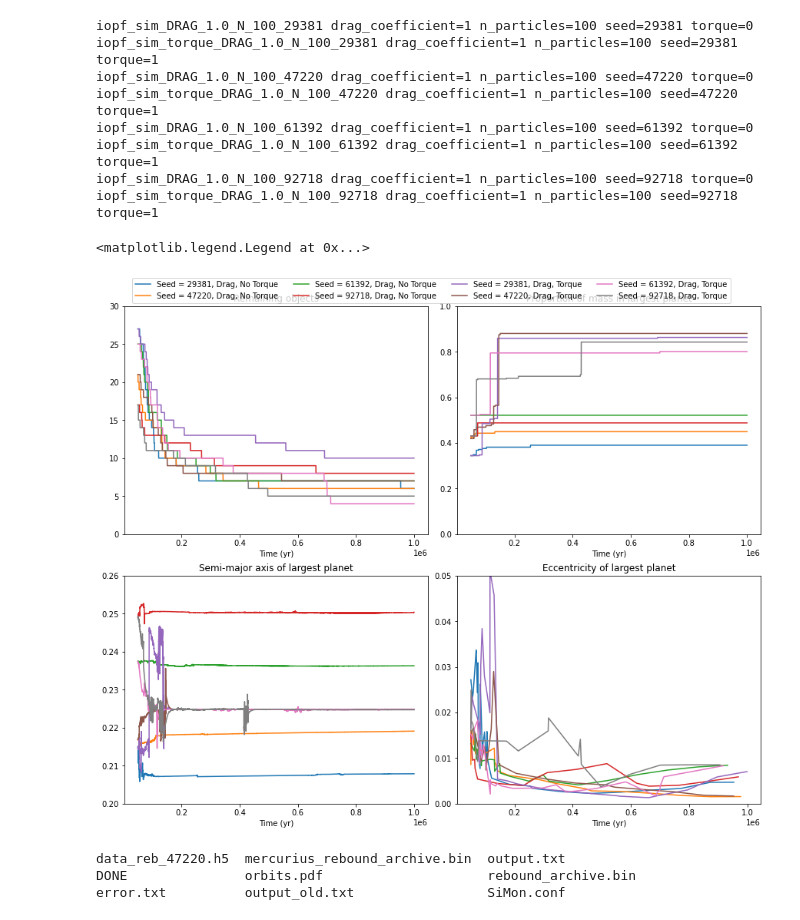
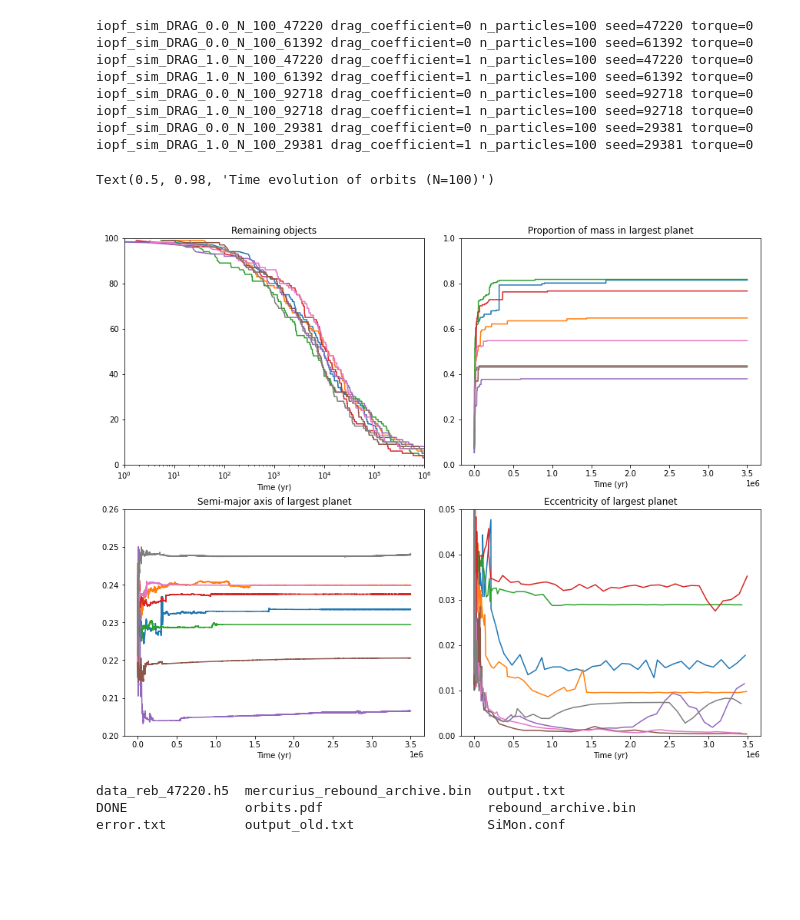
Before and after one commit to cassum-2022-project-21/workspace, a Jupyter notebook: runtime_eval.ipynb, the cells around one changed output. Drawn from its saved outputs; the diff is of its cells as text; code cells hidden in the pictures; blank space fills up the shorter version.

```diff
--- a/runtime_eval.ipynb
+++ b/runtime_eval.ipynb
@@ -3,7 +3,7 @@ from pathlib import Path
 from util import NUMBER_REGEX
 import numpy as np
 
-simon_dir = "sim/simon_simulations_20220721_torques/"
+simon_dir = "sim/simon_simulations_20220714_continue/"
 simon_path = Path(simon_dir)
 # %%
 sims = {}
@@ -15,7 +15,7 @@ def p(*args, **kwargs):
         print(*args, **kwargs)
         c += 1
 
-for sim_path in (i for j in zip(simon_path.glob("iopf_sim_DRAG*"), simon_path.glob("iopf_sim_torque*")) for i in j):
+for sim_path in (i for j in zip(simon_path.glob("iopf_sim_DRAG*")) for i in j):
     label = sim_path.name
     slabel = label.split("_")
     drag_coefficient = int(slabel[slabel.index('DRAG')+1][0])
@@ -52,14 +52,14 @@ for sim_path in (i for j in zip(simon_path.glob("iopf_sim_DRAG*"), simon_path.gl
 
     print(f"{label} {drag_coefficient=} {n_particles=} {seed=} {torque=}")
 # %% [output]
+iopf_sim_DRAG_0.0_N_100_47220 drag_coefficient=0 n_particles=100 seed=47220 torque=0
+iopf_sim_DRAG_0.0_N_100_61392 drag_coefficient=0 n_particles=100 seed=61392 torque=0
+iopf_sim_DRAG_1.0_N_100_47220 drag_coefficient=1 n_particles=100 seed=47220 torque=0
+iopf_sim_DRAG_1.0_N_100_61392 drag_coefficient=1 n_particles=100 seed=61392 torque=0
+iopf_sim_DRAG_0.0_N_100_92718 drag_coefficient=0 n_particles=100 seed=92718 torque=0
+iopf_sim_DRAG_1.0_N_100_92718 drag_coefficient=1 n_particles=100 seed=92718 torque=0
+iopf_sim_DRAG_0.0_N_100_29381 drag_coefficient=0 n_particles=100 seed=29381 torque=0
 iopf_sim_DRAG_1.0_N_100_29381 drag_coefficient=1 n_particles=100 seed=29381 torque=0
-iopf_sim_torque_DRAG_1.0_N_100_29381 drag_coefficient=1 n_particles=100 seed=29381 torque=1
-iopf_sim_DRAG_1.0_N_100_47220 drag_coefficient=1 n_particles=100 seed=47220 torque=0
-iopf_sim_torque_DRAG_1.0_N_100_47220 drag_coefficient=1 n_particles=100 seed=47220 torque=1
-iopf_sim_DRAG_1.0_N_100_61392 drag_coefficient=1 n_particles=100 seed=61392 torque=0
-iopf_sim_torque_DRAG_1.0_N_100_61392 drag_coefficient=1 n_particles=100 seed=61392 torque=1
-iopf_sim_DRAG_1.0_N_100_92718 drag_coefficient=1 n_particles=100 seed=92718 torque=0
-iopf_sim_torque_DRAG_1.0_N_100_92718 drag_coefficient=1 n_particles=100 seed=92718 torque=1
 # %%
 from h5py import File
 import gc
@@ -96,7 +96,9 @@ def plot_remaining_over_time(ax, steps, **kwargs):
     ax.set_title(rf"Remaining objects")
     ax.set_xlabel("Time (yr)")
 
-    ax.set_ylim(0, 30)
+    ax.set_ylim(0, 100)
+    ax.set_xscale("log")
+    ax.set_xlim(1, 1e6)
 
 # def plot_energy_over_time(ax, steps, **kwargs):
 #     E = []
@@ -200,37 +202,37 @@ def plot_std_over_time(ax, steps, column, mathtext, **kwargs):
 
     # ax.legend()
     ax.set_xlim(0, 1000000)
     ax.set_title(rf"$\mathrm{{std}}({mathtext})$")
     ax.set_xlabel("Time (yr)")
 
 
 def double_plot(axs, steps, column, mathtext, **kwargs):
     plot_over_time(axs[0], steps, column, mathtext, **kwargs)
     plot_std_over_time(axs[1], steps, column, mathtext, **kwargs)
 
 
 fig, axs = plt.subplots(2, 2, figsize=(12, 10), constrained_layout=True)
 
 for k, v in sorted(sims.items()):
     if v["n_particles"] > 50:
-        f = h5py.File(v["path"] / f"mercurius_data_reb_{v['seed']}.h5", "r")
+        f = h5py.File(v["path"] / f"data_reb_{v['seed']}.h5", "r")
         sorted_steps = util.sorted_steps(f)
         plot_remaining_over_time(axs[0][0], sorted_steps, label=make_label(v))
         plot_top_mass_over_time(axs[0][1], sorted_steps, label=make_label(v))
         plot_top_mass_a_over_time(axs[1][0], sorted_steps, label=make_label(v))
         plot_top_mass_e_over_time(axs[1][1], sorted_steps, label=make_label(v))
 
         # double_plot(axs[1], sorted_steps, "a", "a", label=make_label(v))
         # double_plot(axs[2], sorted_steps, "ecc", "e", label=make_label(v))
         # double_plot(axs[3], sorted_steps, "inc", "i", label=make_label(v))
         f.close()
 
 fig.suptitle("Time evolution of orbits (N=100)", alpha=0)
 
-plt.figlegend(handles=axs[0][0].get_lines(), ncol=4, loc="upper center", frameon=True)
+# plt.figlegend(handles=axs[0][0].get_lines(), ncol=4, loc="upper center", frameon=True)
 # %% [output]
-<matplotlib.legend.Legend at 0x...>
+Text(0.5, 0.98, 'Time evolution of orbits (N=100)')
-[figure, old version]
+[figure, new version]
 # %%
 !ls sim/simon_simulations_20220721_torques/iopf_sim_DRAG_1.0_N_100_47220
 # %% [output]
```
Also changed, not shown: 11 other files.
